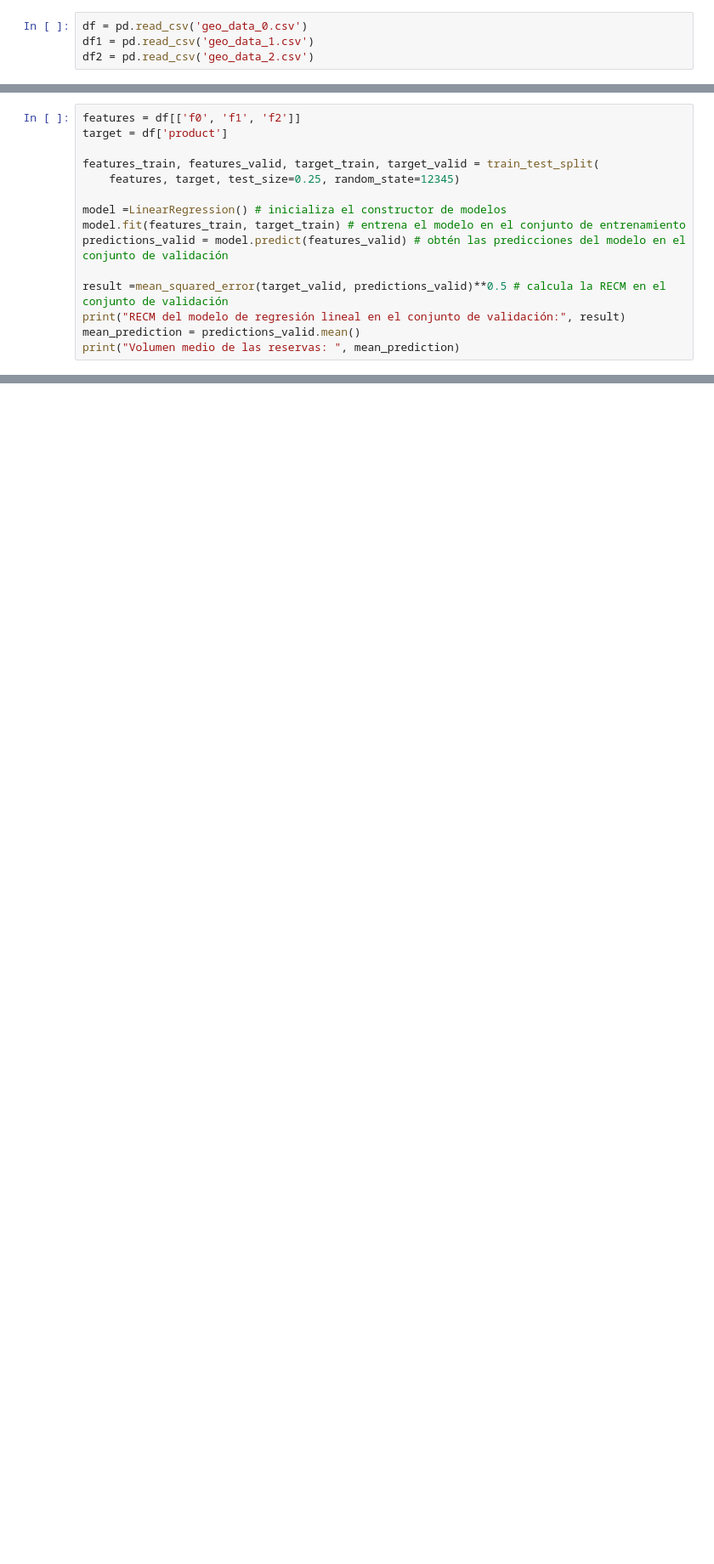
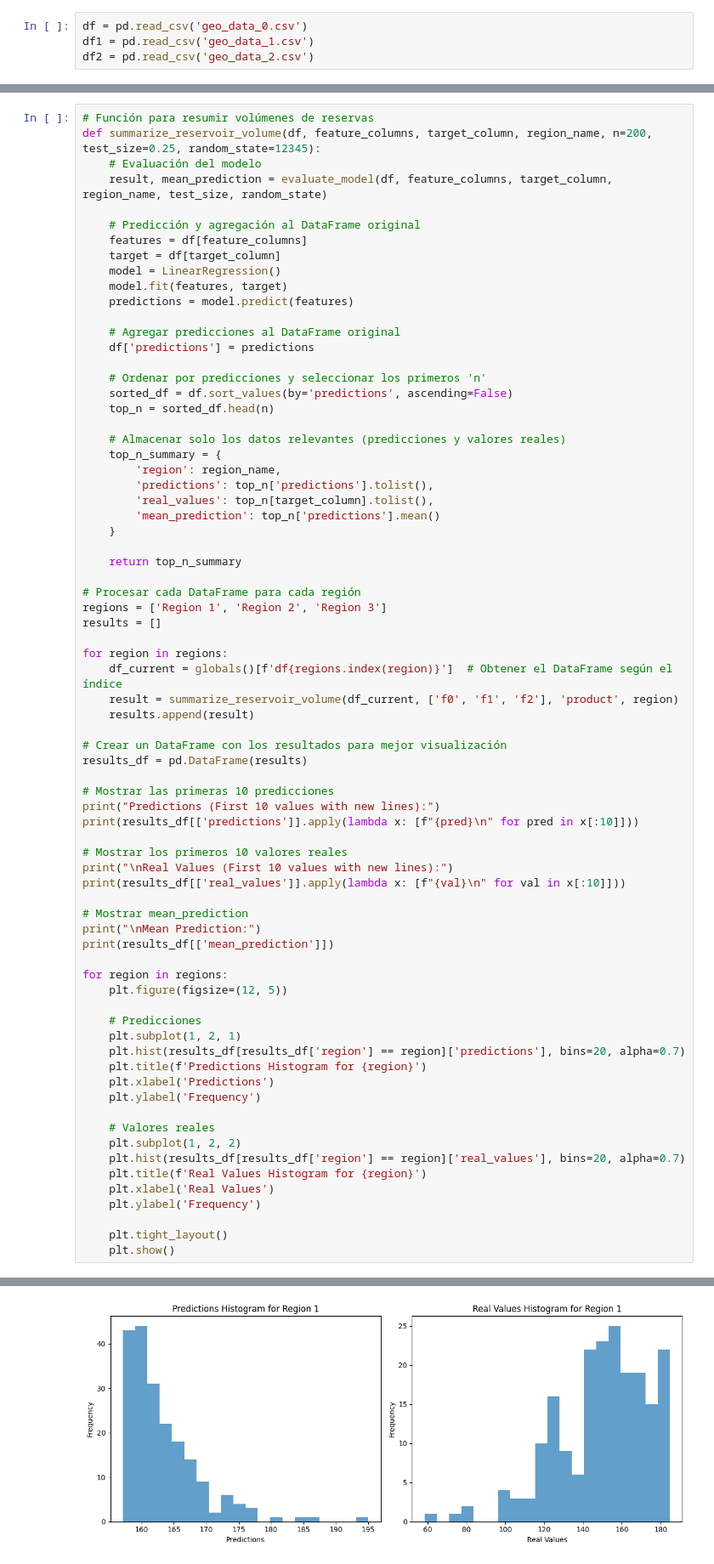
Before and after one commit to HebertL-dev/OilyGiant_Optimizacion-de-Extraccion-de-Petroleo, a Jupyter notebook: notebook.ipynb, the cells around one changed output, grey strips where cells are left out. Shown at 85% size. Drawn from its saved outputs; the diff is of its cells as text; blank space fills up the shorter version.

```diff
--- a/notebook.ipynb
+++ b/notebook.ipynb
@@ -86,15 +218,0 @@ Se han examinado los 3 archivos csv y al parecer no hay ningun problema con ning
-# %%
-features = df[['f0', 'f1', 'f2']]
-target = df['product']
-
-features_train, features_valid, target_train, target_valid = train_test_split(
-    features, target, test_size=0.25, random_state=12345)
-
-model =LinearRegression() # inicializa el constructor de modelos
-model.fit(features_train, target_train) # entrena el modelo en el conjunto de entrenamiento
-predictions_valid = model.predict(features_valid) # obtén las predicciones del modelo en el conjunto de validación
-
-result =mean_squared_error(target_valid, predictions_valid)**0.5 # calcula la RECM en el conjunto de validación
-print("RECM del modelo de regresión lineal en el conjunto de validación:", result)
-mean_prediction = predictions_valid.mean()
-print("Volumen medio de las reservas: ", mean_prediction)
@@ -257,0 +401,74 @@ Intervalo de Confianza: Region3 también mostró un intervalo de confianza más
+# %%
+# Función para resumir volúmenes de reservas
+def summarize_reservoir_volume(df, feature_columns, target_column, region_name, n=200, test_size=0.25, random_state=12345):
+    # Evaluación del modelo
+    result, mean_prediction = evaluate_model(df, feature_columns, target_column, region_name, test_size, random_state)
+
+    # Predicción y agregación al DataFrame original
+    features = df[feature_columns]
+    target = df[target_column]
+    model = LinearRegression()
+    model.fit(features, target)
+    predictions = model.predict(features)
+
+    # Agregar predicciones al DataFrame original
+    df['predictions'] = predictions
+
+    # Ordenar por predicciones y seleccionar los primeros 'n'
+    sorted_df = df.sort_values(by='predictions', ascending=False)
+    top_n = sorted_df.head(n)
+
+    # Almacenar solo los datos relevantes (predicciones y valores reales)
+    top_n_summary = {
+        'region': region_name,
+        'predictions': top_n['predictions'].tolist(),
+        'real_values': top_n[target_column].tolist(),
+        'mean_prediction': top_n['predictions'].mean()
+    }
+
+    return top_n_summary
+
+# Procesar cada DataFrame para cada región
+regions = ['Region 1', 'Region 2', 'Region 3']
+results = []
+
+for region in regions:
+    df_current = globals()[f'df{regions.index(region)}']  # Obtener el DataFrame según el índice
+    result = summarize_reservoir_volume(df_current, ['f0', 'f1', 'f2'], 'product', region)
+    results.append(result)
+
+# Crear un DataFrame con los resultados para mejor visualización
+results_df = pd.DataFrame(results)
+
+# Mostrar las primeras 10 predicciones
+print("Predictions (First 10 values with new lines):")
+print(results_df[['predictions']].apply(lambda x: [f"{pred}\n" for pred in x[:10]]))
+
+# Mostrar los primeros 10 valores reales
+print("\nReal Values (First 10 values with new lines):")
+print(results_df[['real_values']].apply(lambda x: [f"{val}\n" for val in x[:10]]))
+
+# Mostrar mean_prediction
+print("\nMean Prediction:")
+print(results_df[['mean_prediction']])
+
+for region in regions:
+    plt.figure(figsize=(12, 5))
+
+    # Predicciones
+    plt.subplot(1, 2, 1)
+    plt.hist(results_df[results_df['region'] == region]['predictions'], bins=20, alpha=0.7)
+    plt.title(f'Predictions Histogram for {region}')
+    plt.xlabel('Predictions')
+    plt.ylabel('Frequency')
+
+    # Valores reales
+    plt.subplot(1, 2, 2)
+    plt.hist(results_df[results_df['region'] == region]['real_values'], bins=20, alpha=0.7)
+    plt.title(f'Real Values Histogram for {region}')
+    plt.xlabel('Real Values')
+    plt.ylabel('Frequency')
+
+    plt.tight_layout()
+    plt.show()
+# %% [output]
@@ -257,0 +492 @@ Intervalo de Confianza: Region3 también mostró un intervalo de confianza más
+[figure, added]
```
Also changed, not shown: parts of 28 cells of this notebook.
